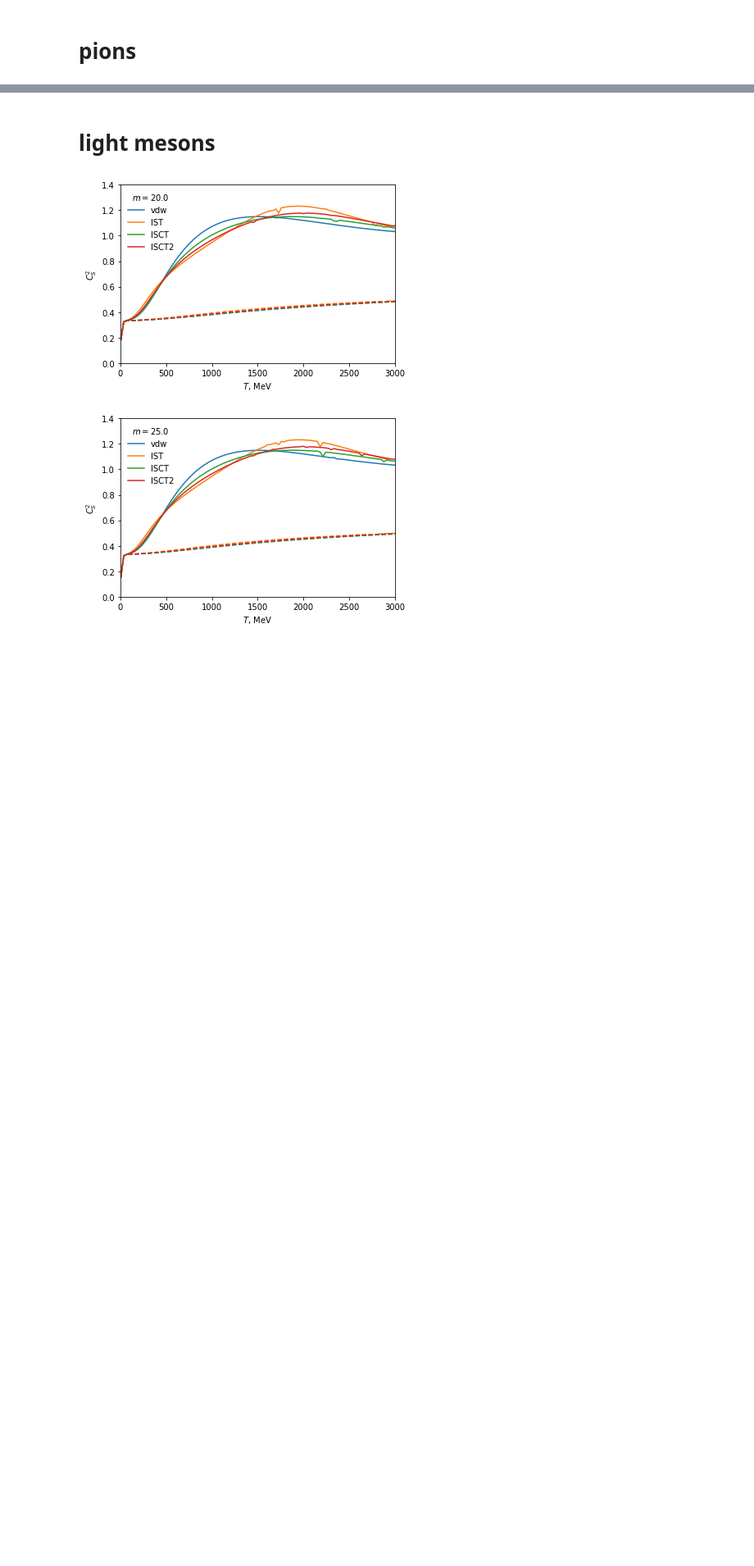
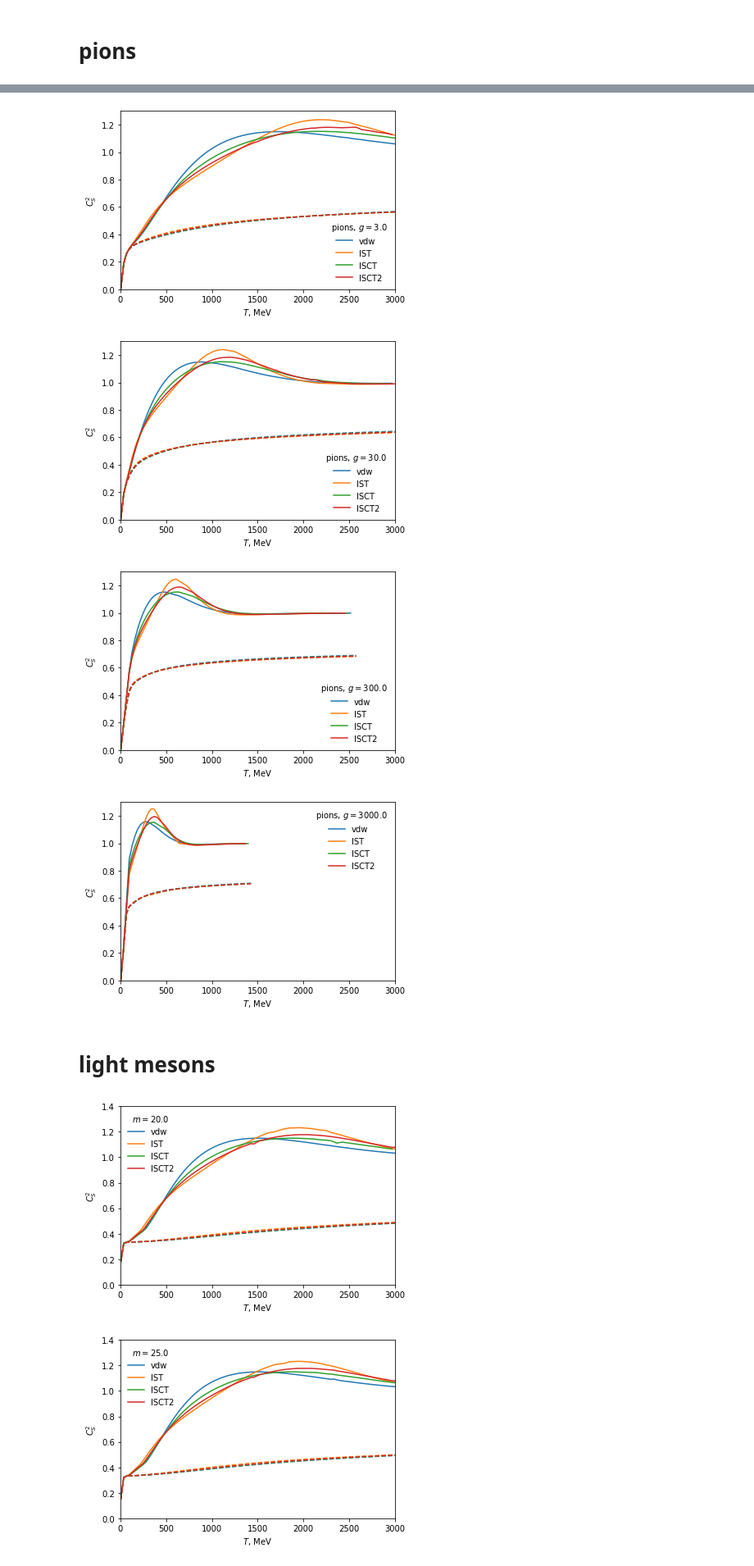
Before and after one commit to NazyS/relativistic-ISCT-EoS, a Jupyter notebook: notebook.ipynb, the cells around one changed output, grey strips where cells are left out. Shown at 82% size. Saved outputs shown, nothing was run; the diff lists cells and outputs as text; code cells hidden in the pictures; blank space fills up the shorter version.

```diff
--- a/notebook.ipynb
+++ b/notebook.ipynb
@@ -160,3 +229,49 @@ for g in g_array:
+# %%
+# plots for different eos
+g_array = [3., 30.,300.,3000.]
+
+particle_type = 'pions'
+mu = 0.
+R = 0.39
+
+for g in g_array:
+
+    b = 1.
+
+    for label in labels:
+        filepath = f'cs_sq_fulldata_{particle_type}_b_{b}_{label}_g_{g}_R_{R}_mu_{mu}_.csv'
+        df = pd.read_csv(os.path.join(data_folder, filepath))
+        df = clean_outliers_and_mask(df)
+        plt.plot( df['T'], df['sp_of_snd_sq'], label=label)
+
+    plt.gca().set_prop_cycle(None)
+
+    b = 0.
+
+    for label in labels:
+        filepath = f'cs_sq_fulldata_{particle_type}_b_{b}_{label}_g_{g}_R_{R}_mu_{mu}_.csv'
+        df = pd.read_csv(os.path.join(data_folder, filepath))
+        df = clean_outliers_and_mask(df)
+        plt.plot( df['T'], df['sp_of_snd_sq'], '--')
+
+    plt.xlim(0, 3e3)
+    plt.ylim(0, 1.3)
+
+    plt.xlabel('$T$, MeV')
+    plt.ylabel('$C_{S}^2$')
+
+    plt.legend(frameon=False, title=f'{particle_type}, $g={g}$')
+
+    plot_folder = 'plots/diff_eos'
+    plot_file = f'cs_sq_of_T_{particle_type}_g_{g}_R_{R}_.pdf'
+    plt.savefig(os.path.join(plot_folder, plot_file))
+
+    plt.show()
+# %% [output]
+[figure, added]
+[figure, added]
+[figure, added]
+[figure, added]
 # %% [markdown]
 # light mesons
 # %%
```
Also changed, not shown: parts of 10 cells of this notebook, 1 other file.
